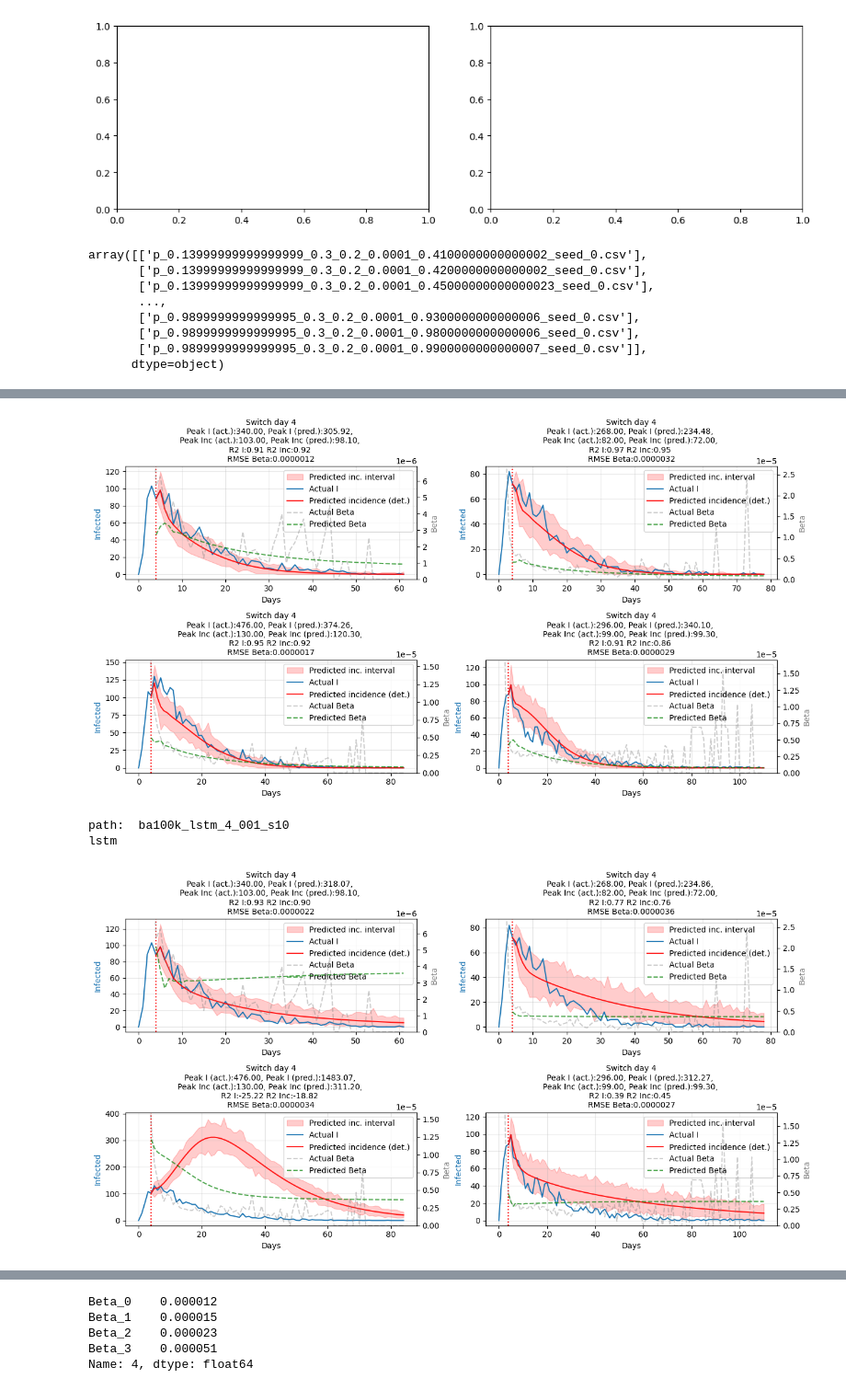
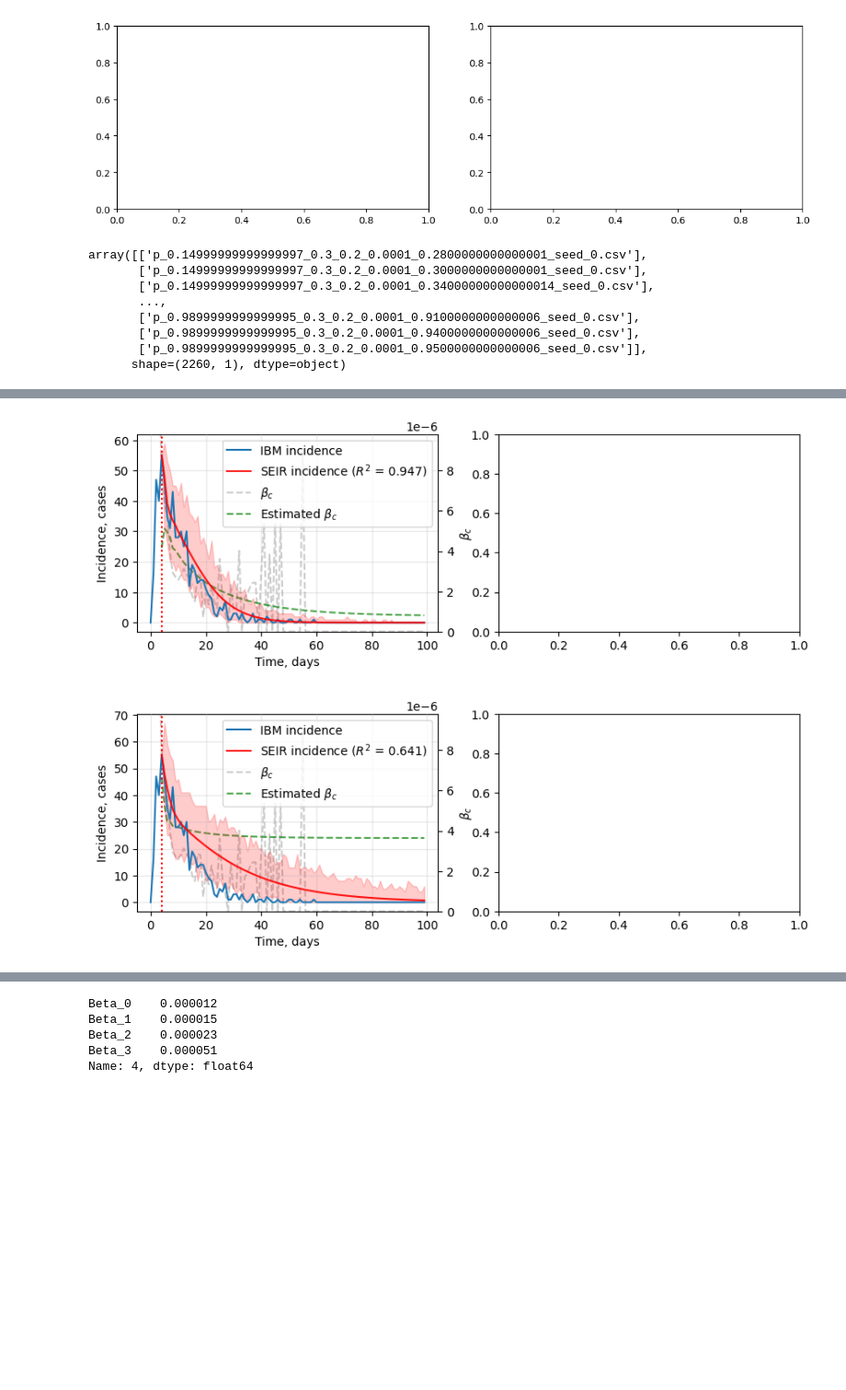
Before and after one commit to Mpkosh/network_hybrid_33, a Jupyter notebook: apply_and_see-Copy1.ipynb, the cells around one changed output, grey strips where cells are left out. Shown at 92% size. Saved outputs shown, nothing was run; the diff lists cells and outputs as text; code cells hidden in the pictures; blank space fills up the shorter version.

```diff
--- a/apply_and_see-Copy1.ipynb
+++ b/apply_and_see-Copy1.ipynb
@@ -78,9 +78,10 @@ def apply_methods(seed_dirs='initial_data/initial_data_ba_10000/',
                 stochastic = True
             try:
                 all_rmse_I, all_rmse_Inc, all_rmse_Beta, \
-                    all_r2, all_r2_Inc, all_peak, \
+                all_r2, all_r2_Inc, all_r2_full, all_r2_Inc_full,\
+                all_peak, \
                     execution_time, start_days = plot_hyb.main_f(I_prediction_method='seir',
-                                        stochastic=stochastic, count_stoch_line=stoch,
+                                        count_stoch_line=stoch,
                                         beta_prediction_method=beta_pred,
                                         type_start_day=type_start_day,
                                         seed_numbers=seed_numbers,
@@ -106,6 +107,8 @@ def apply_methods(seed_dirs='initial_data/initial_data_ba_10000/',
                     'rmse_Beta': all_rmse_Beta,
                     'r2': all_r2,
                     'r2_Inc': all_r2_Inc,
+                    'r2_full': all_r2_full,
+                    'r2_Inc_full': all_r2_Inc_full,
                     'time_predict': execution_time,
                     f'{type_start_day}': start_days})
 
@@ -131,4 +134,4 @@ sw0.shape, sw1.shape, sw2.shape
 # %% [output]
 ((36000, 1), (24000, 1), (12000, 1))
 # %%
-240000/7200
+sw = pd.read_csv('ba_test_files.csv').values
@@ -298,21 +300,21 @@ Wall time: 36 ms
 [figure]
 [figure]
 # %%
-sw[::10][170:]
+sw[::10][140:]
 # %% [output]
-array([['p_0.13999999999999999_0.3_0.2_0.0001_0.4100000000000002_seed_0.csv'],
-       ['p_0.13999999999999999_0.3_0.2_0.0001_0.4200000000000002_seed_0.csv'],
-       ['p_0.13999999999999999_0.3_0.2_0.0001_0.45000000000000023_seed_0.csv'],
+array([['p_0.14999999999999997_0.3_0.2_0.0001_0.2800000000000001_seed_0.csv'],
+       ['p_0.14999999999999997_0.3_0.2_0.0001_0.3000000000000001_seed_0.csv'],
+       ['p_0.14999999999999997_0.3_0.2_0.0001_0.34000000000000014_seed_0.csv'],
        ...,
-       ['p_0.9899999999999995_0.3_0.2_0.0001_0.9300000000000006_seed_0.csv'],
-       ['p_0.9899999999999995_0.3_0.2_0.0001_0.9800000000000006_seed_0.csv'],
-       ['p_0.9899999999999995_0.3_0.2_0.0001_0.9900000000000007_seed_0.csv']],
-      dtype=object)
+       ['p_0.9899999999999995_0.3_0.2_0.0001_0.9100000000000006_seed_0.csv'],
+       ['p_0.9899999999999995_0.3_0.2_0.0001_0.9400000000000006_seed_0.csv'],
+       ['p_0.9899999999999995_0.3_0.2_0.0001_0.9500000000000006_seed_0.csv']],
+      shape=(2260, 1), dtype=object)
 # %%
 %%time
-k = 170
+k = 145
 apply_methods(seed_dirs="../new_ba_100000/",
-              seed_numbers=sw[::10][k:k+4], on_incidence=True,
+              seed_numbers=sw[::10][k:k+1], on_incidence=True,
               switch_on_incidence=False,
               idx_s=3, idx_e=5, show_fig_flag=True,
              is_filename=True, sigma=0.3, gamma=0.2,
@@ -324,4 +330,2 @@ regression beta
-[figure, old version]
+[figure, new version]
-path:  ba100k_lstm_4_001_s10
-lstm
-[figure, old version]
+[figure, new version]
```
Also changed, not shown: parts of 10 cells of this notebook, 24 other files.
